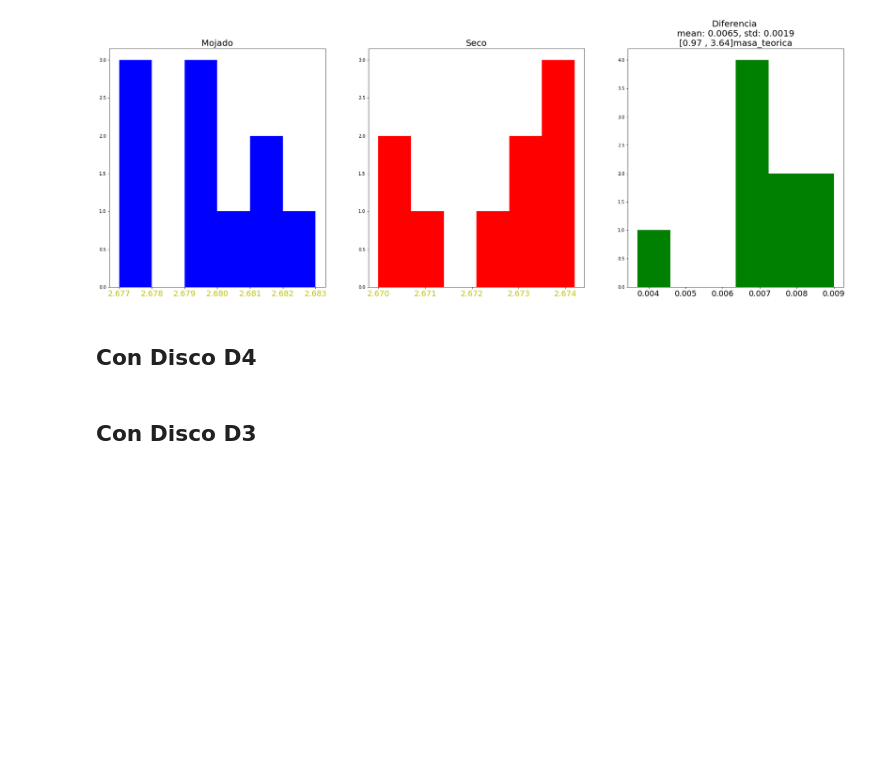
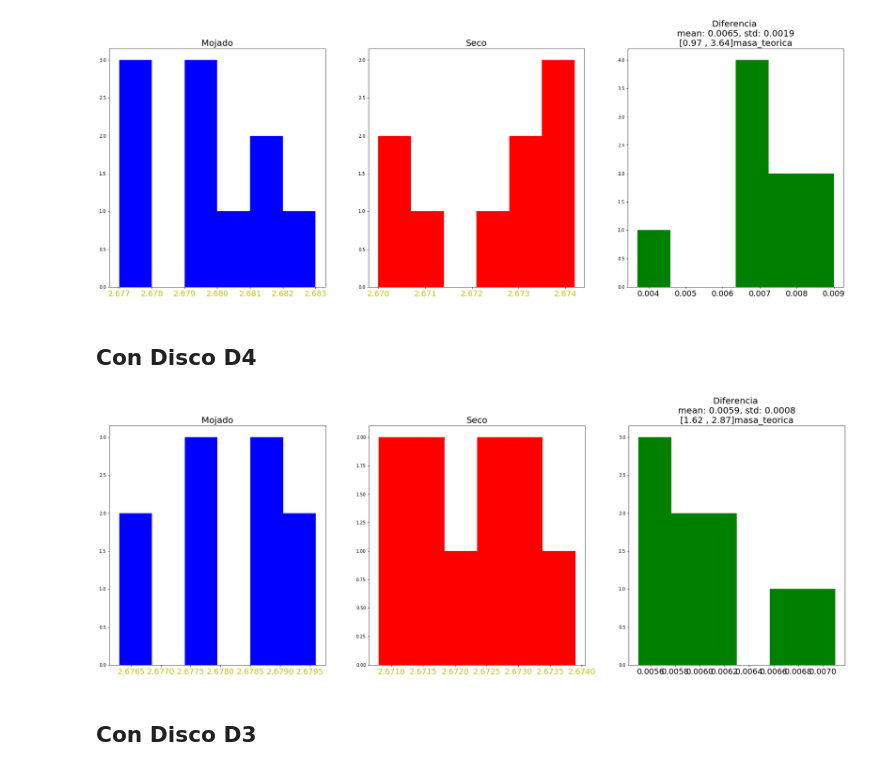
Before and after one commit to And2300/Trash, a Jupyter notebook: Experimento3.ipynb, the cells around one changed output. Saved outputs shown, nothing was run; the diff lists cells and outputs as text; code cells hidden in the pictures; blank space fills up the shorter version.

```diff
--- a/Experimento3.ipynb
+++ b/Experimento3.ipynb
@@ -118,4 +118,6 @@ listad42 = []
 # %%
-#plot_hist(listad42,listad41, alpha=2)
+plot_hist(listad42,listad41, alpha=2)
+# %% [output]
+[figure, added]
 # %% [markdown]
 ## Con Disco D3
```
Also changed, not shown: parts of 13 cells of this notebook.
